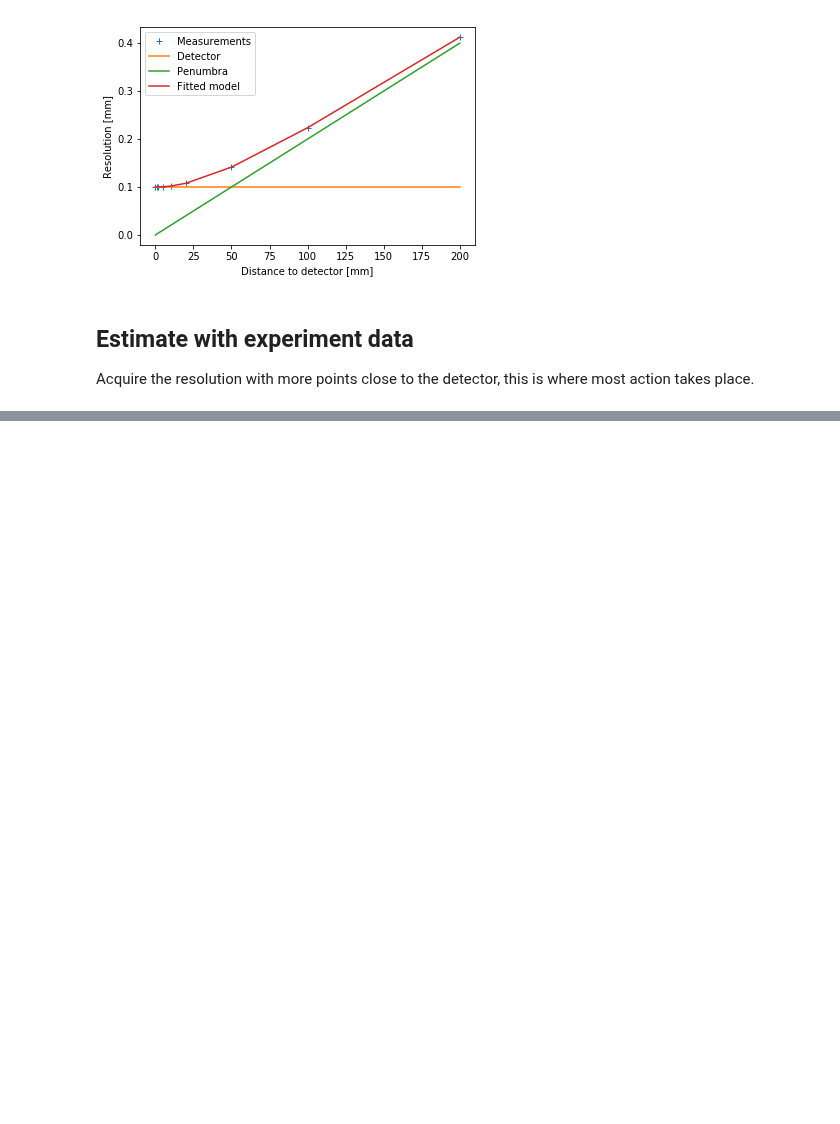
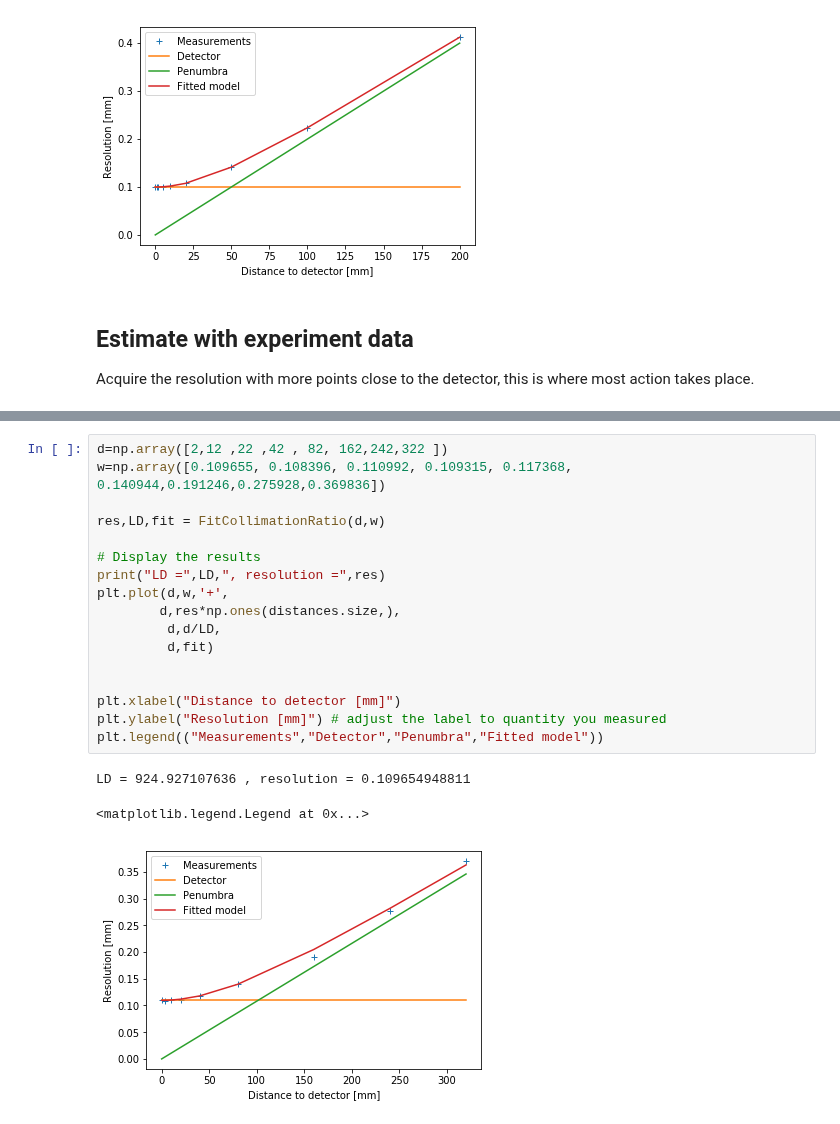
Before and after one commit to neutronimaging/scripts, a Jupyter notebook: python/notebooks/EstimateCollimationRatio.ipynb, the cells around one changed output, grey strips where cells are left out. Saved outputs shown, nothing was run; the diff lists cells and outputs as text; blank space fills up the shorter version.

```diff
--- a/python/notebooks/EstimateCollimationRatio.ipynb
+++ b/python/notebooks/EstimateCollimationRatio.ipynb
@@ -146,0 +148,21 @@ resolution              ndarray     9: 9 elems, type `float64`, 72 bytes
+# %%
+d=np.array([2,12 ,22 ,42 , 82, 162,242,322 ])
+w=np.array([0.109655, 0.108396, 0.110992, 0.109315, 0.117368,  0.140944,0.191246,0.275928,0.369836])
+
+res,LD,fit = FitCollimationRatio(d,w)
+
+# Display the results
+print("LD =",LD,", resolution =",res)
+plt.plot(d,w,'+',
+        d,res*np.ones(distances.size,),
+         d,d/LD,
+         d,fit)
+
+
+plt.xlabel("Distance to detector [mm]")
+plt.ylabel("Resolution [mm]") # adjust the label to quantity you measured
+plt.legend(("Measurements","Detector","Penumbra","Fitted model"))
+# %% [output]
+LD = 924.927107636 , resolution = 0.109654948811
+<matplotlib.legend.Legend at 0x...>
+[figure, added]
```
Also changed, not shown: parts of 2 cells of this notebook.
